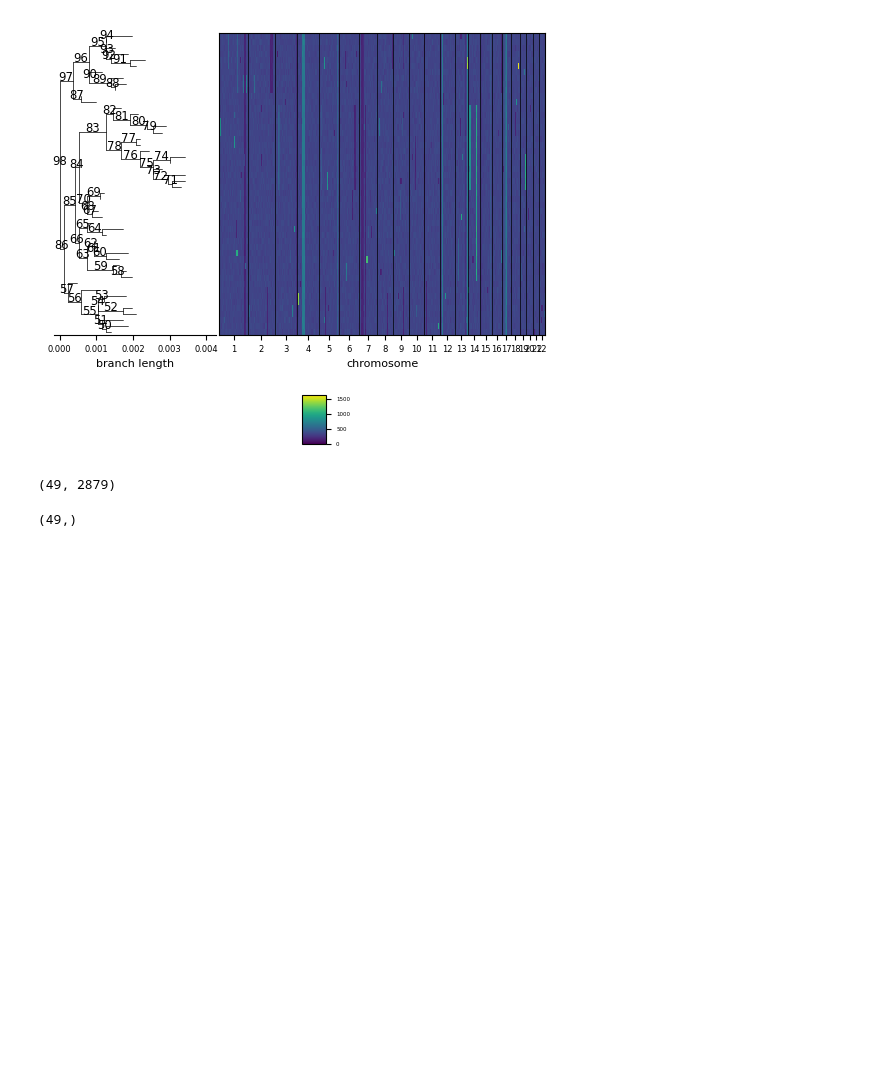
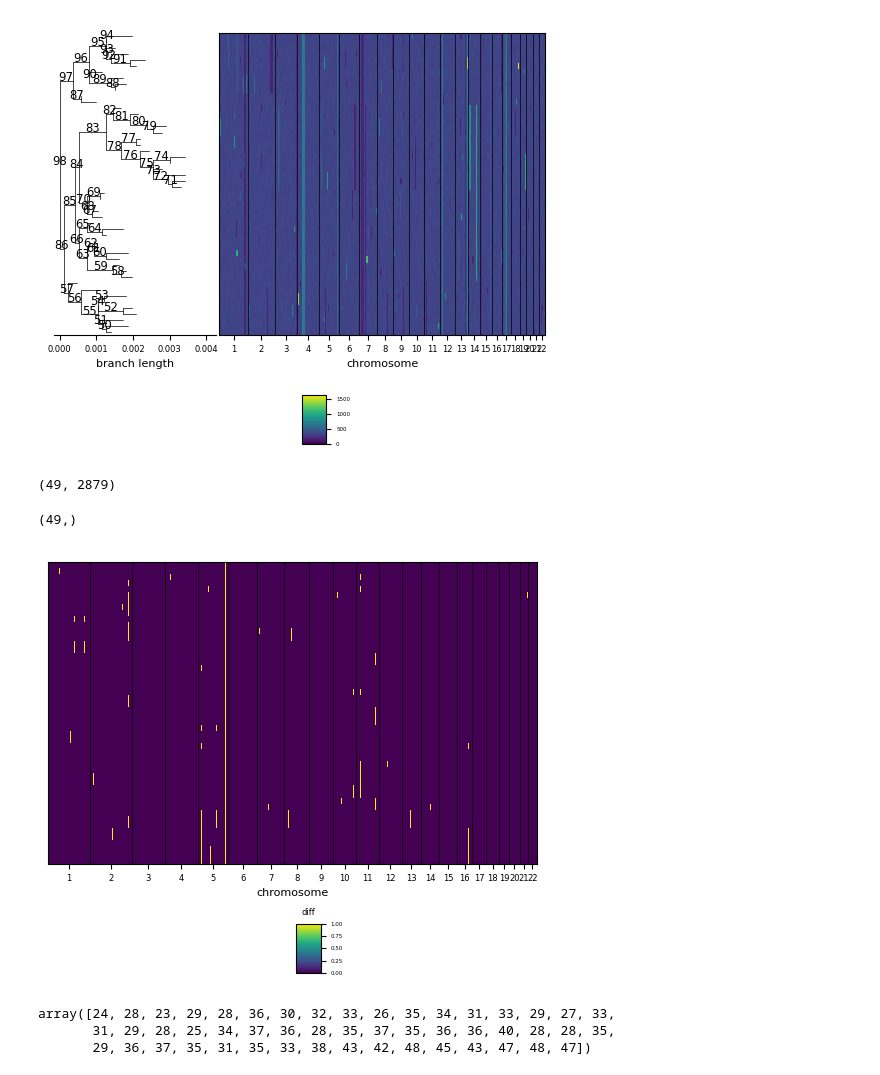
Before and after one commit to wxx20020407/cellmates_speedup, a Jupyter notebook: reproducibility/workflows/cnasim_makedata/workflow/notebooks/visualize_data.py.ipynb, the cells around one changed output. Cells and saved outputs as stored; diff of their text form; code cells hidden in the pictures; blank space fills up the shorter version.

Commit message:
[feat] visualize breakpoints

```diff
--- a/reproducibility/workflows/cnasim_makedata/workflow/notebooks/visualize_data.py.ipynb
+++ b/reproducibility/workflows/cnasim_makedata/workflow/notebooks/visualize_data.py.ipynb
@@ -80,3 +82,15 @@ test_adata.uns['ancestral-cn'].shape
 test_adata.uns['ancestral-names'].shape # reference to tree names
 # %% [output]
 (49,)
+# %%
+# breakpoint checks
+test_adata.layers['diff'] = np.diff(test_adata.layers['state'], append=0) > 0
+g = pl.plot_cell_cn_matrix_fig(test_adata, layer_name='diff', raw=True)
+# %% [output]
+[figure, added]
+# %%
+test_adata.layers['diff'].sum(axis=1)
+# %% [output]
+array([24, 28, 23, 29, 28, 36, 30, 32, 33, 26, 35, 34, 31, 33, 29, 27, 33,
+       31, 29, 28, 25, 34, 37, 36, 28, 35, 37, 35, 36, 36, 40, 28, 28, 35,
+       29, 36, 37, 35, 31, 35, 33, 38, 43, 42, 48, 45, 43, 47, 48, 47])
```
Also changed, not shown: parts of 2 cells of this notebook.
